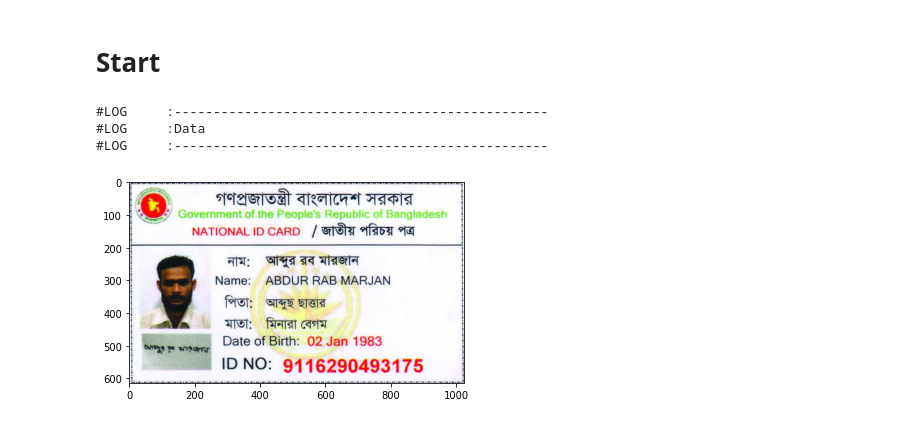
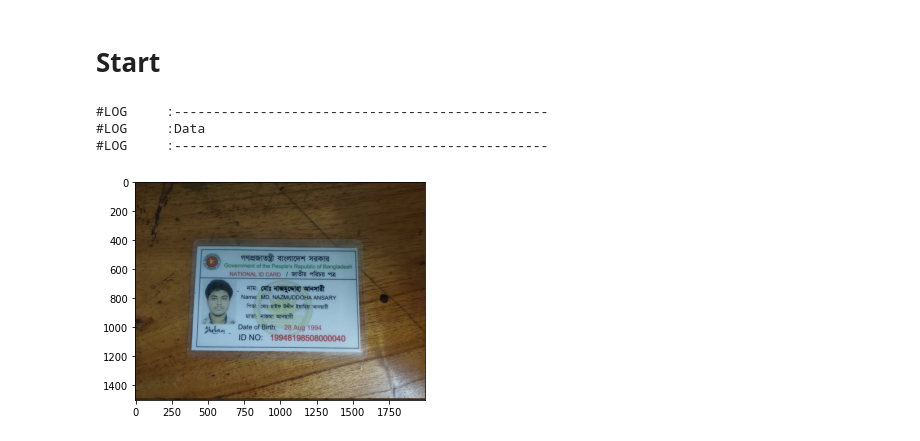
Before and after one commit to mnansary/apsis-nid-ocr, a Jupyter notebook: demo_ocr.ipynb, the cells around one changed output. Drawn from its saved outputs; the diff is of its cells as text; code cells hidden in the pictures.

```diff
--- a/demo_ocr.ipynb
+++ b/demo_ocr.ipynb
@@ -28,18 +30,18 @@ Segmentation Models: using `tf.keras` framework.
 # %%
 from nidocr.utils import *
 from nidocr.data  import card
-card_type="nid"
-if card_type=="nid":
-    src=card.nid.front
-    region_dict=card.nid.front.box_dict
-else:
-    src=card.smart.front
-    region_dict=card.smart.front.box_dict
-img=cv2.imread(f"tests/{card_type}.png")
+# card_type="smart"
+# if card_type=="nid":
+#     src=card.nid.front
+#     region_dict=card.nid.front.box_dict
+# else:
+#     src=card.smart.front
+#     region_dict=card.smart.front.box_dict
+img=cv2.imread(f"tests/t3.jpg")
 display_data("Data",img)
 # %% [output]
 #LOG     :------------------------------------------------
 #LOG     :Data
 #LOG     :------------------------------------------------
-[figure, old version]
+[figure, new version]
 # %%
```
Also changed, not shown: parts of 13 cells of this notebook, 7 other files.
